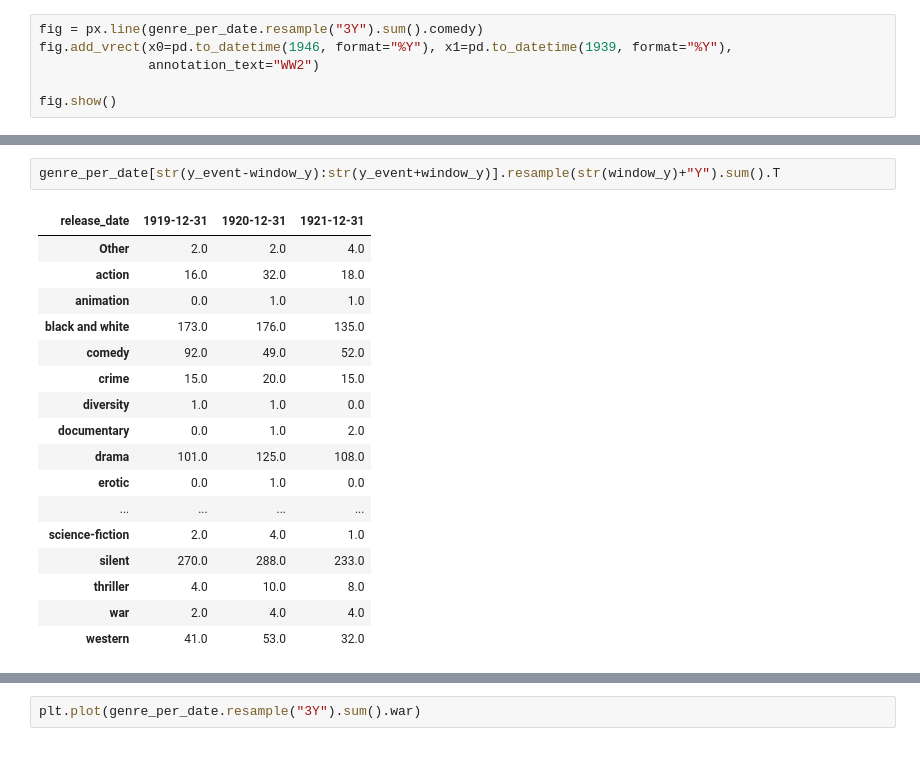
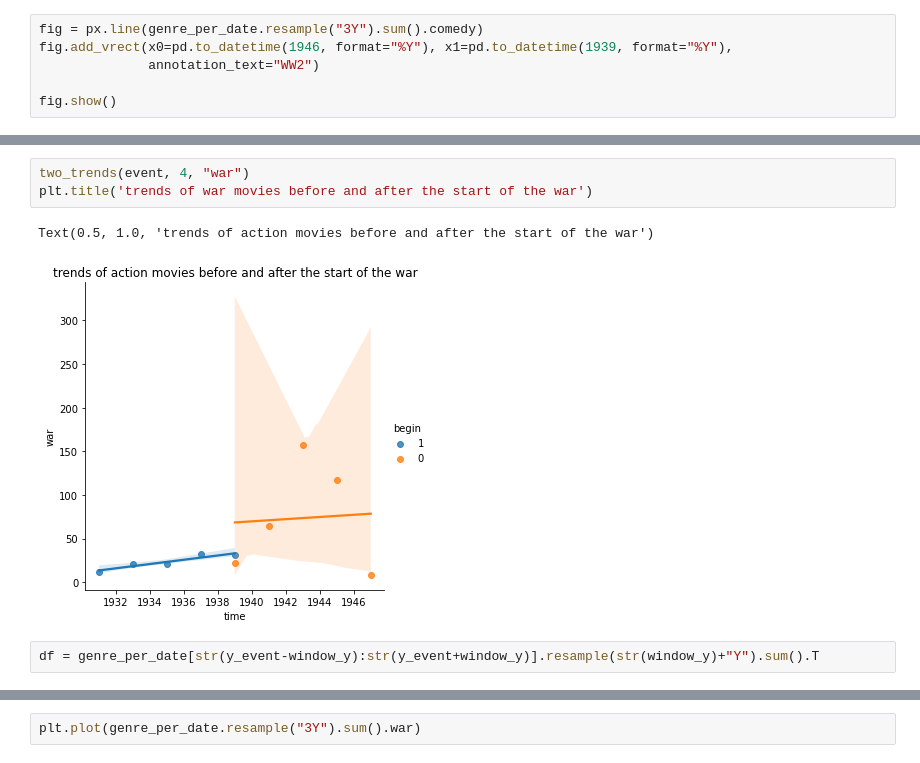
Before and after one commit to epfl-ada/ada-2022-project-abracadabra2022, a Jupyter notebook: Merged_v2.ipynb, the cells around one changed output, grey strips where cells are left out. Cells and saved outputs as stored; diff of their text form.

```diff
--- a/Merged_v2.ipynb
+++ b/Merged_v2.ipynb
@@ -667,20 +685,8 @@ Text(0.5, 1.0, 'Histogram')
+# %%
+two_trends(event, 4, "war")
+plt.title('trends of war movies before and after the start of the war')
+# %% [output]
+Text(0.5, 1.0, 'trends of action movies before and after the start of the war')
+[figure, added]
 # %%
-genre_per_date[str(y_event-window_y):str(y_event+window_y)].resample(str(window_y)+"Y").sum().T
+df = genre_per_date[str(y_event-window_y):str(y_event+window_y)].resample(str(window_y)+"Y").sum().T
-# %% [output]
-| release_date | 1919-12-31 | 1920-12-31 | 1921-12-31 |
-| Other | 2.0 | 2.0 | 4.0 |
-| action | 16.0 | 32.0 | 18.0 |
-| animation | 0.0 | 1.0 | 1.0 |
-| black and white | 173.0 | 176.0 | 135.0 |
-| comedy | 92.0 | 49.0 | 52.0 |
-| crime | 15.0 | 20.0 | 15.0 |
-| diversity | 1.0 | 1.0 | 0.0 |
-| documentary | 0.0 | 1.0 | 2.0 |
-| drama | 101.0 | 125.0 | 108.0 |
-| erotic | 0.0 | 1.0 | 0.0 |
-| ... | ... | ... | ... |
-| science-fiction | 2.0 | 4.0 | 1.0 |
-| silent | 270.0 | 288.0 | 233.0 |
-| thriller | 4.0 | 10.0 | 8.0 |
-| war | 2.0 | 4.0 | 4.0 |
-| western | 41.0 | 53.0 | 32.0 |
```
Also changed, not shown: parts of 24 cells of this notebook.
